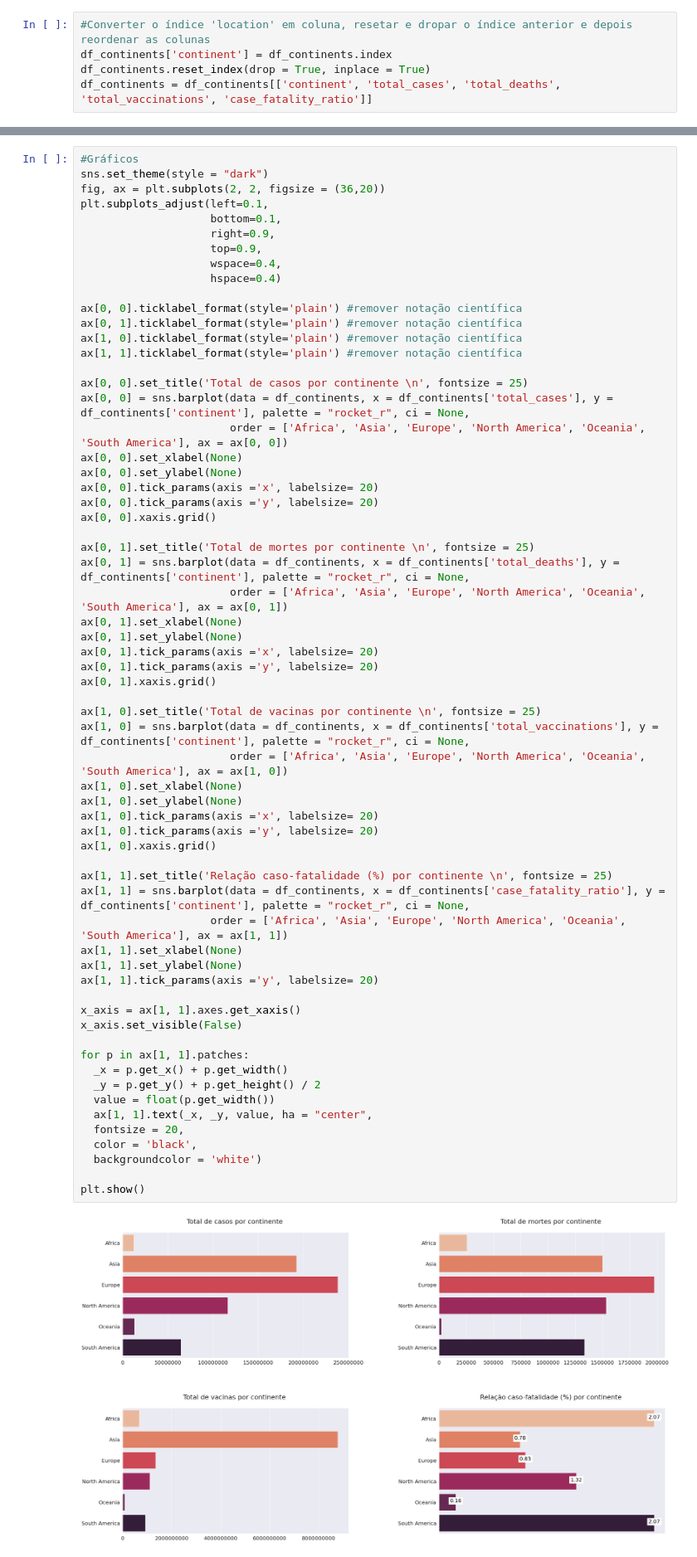
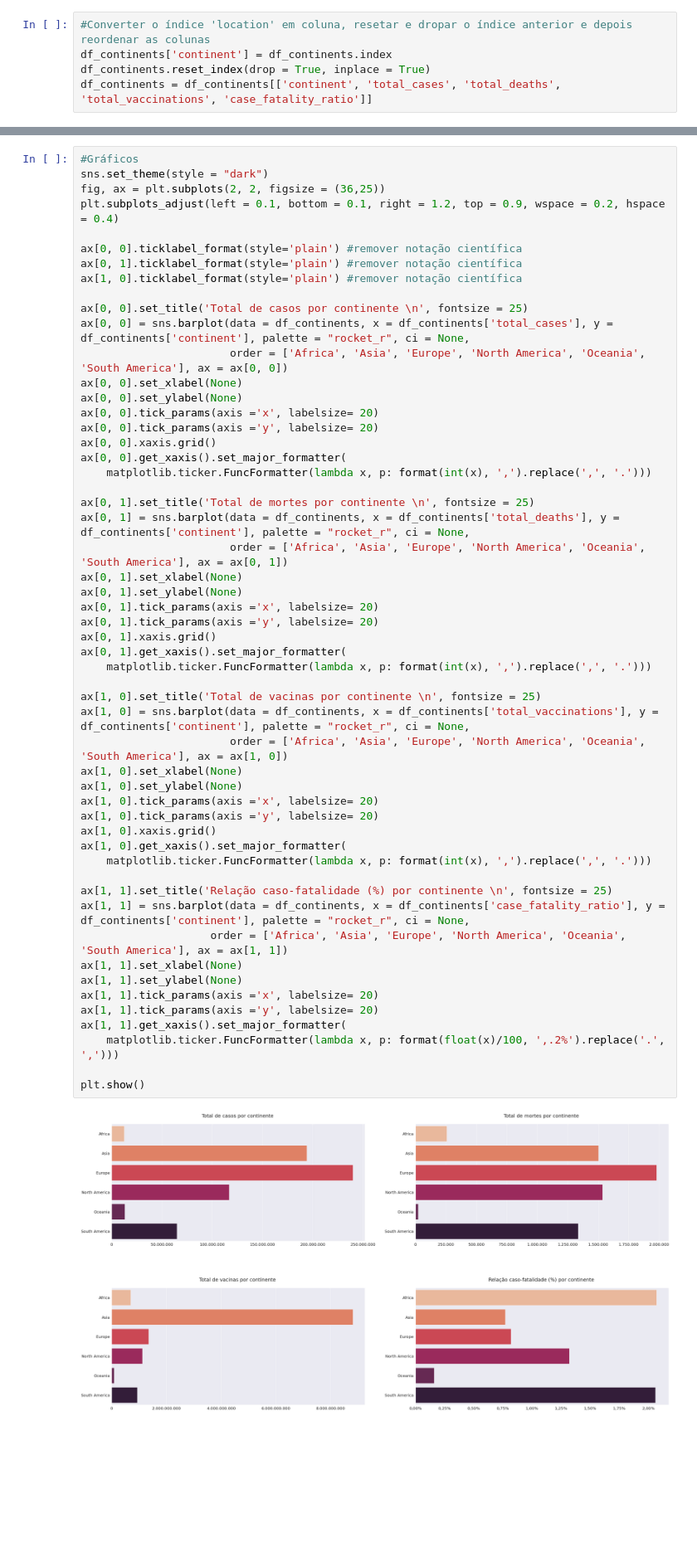
Before and after one commit to LRLeite/Data-Analytics, a Jupyter notebook: covid_19.ipynb, the cells around one changed output, grey strips where cells are left out. Shown at 83% size. Cells and saved outputs as stored; diff of their text form; blank space fills up the shorter version.

```diff
--- a/covid_19.ipynb
+++ b/covid_19.ipynb
@@ -245,18 +288,12 @@ df_continents
 # %%
 #Gráficos
 sns.set_theme(style = "dark")
-fig, ax = plt.subplots(2, 2, figsize = (36,20))
-plt.subplots_adjust(left=0.1,
-                    bottom=0.1,
-                    right=0.9,
-                    top=0.9,
-                    wspace=0.4,
-                    hspace=0.4)
+fig, ax = plt.subplots(2, 2, figsize = (36,25))
+plt.subplots_adjust(left = 0.1, bottom = 0.1, right = 1.2, top = 0.9, wspace = 0.2, hspace = 0.4)
 
 ax[0, 0].ticklabel_format(style='plain') #remover notação científica
 ax[0, 1].ticklabel_format(style='plain') #remover notação científica
 ax[1, 0].ticklabel_format(style='plain') #remover notação científica
-ax[1, 1].ticklabel_format(style='plain') #remover notação científica
 
 ax[0, 0].set_title('Total de casos por continente \n', fontsize = 25)
 ax[0, 0] = sns.barplot(data = df_continents, x = df_continents['total_cases'], y = df_continents['continent'], palette = "rocket_r", ci = None,
@@ -266,44 +303,41 @@ ax[0, 0].set_ylabel(None)
 ax[0, 0].tick_params(axis ='x', labelsize= 20)
 ax[0, 0].tick_params(axis ='y', labelsize= 20)
 ax[0, 0].xaxis.grid()
+ax[0, 0].get_xaxis().set_major_formatter(
+    matplotlib.ticker.FuncFormatter(lambda x, p: format(int(x), ',').replace(',', '.')))
 
 ax[0, 1].set_title('Total de mortes por continente \n', fontsize = 25)
 ax[0, 1] = sns.barplot(data = df_continents, x = df_continents['total_deaths'], y = df_continents['continent'], palette = "rocket_r", ci = None,
                        order = ['Africa', 'Asia', 'Europe', 'North America', 'Oceania', 'South America'], ax = ax[0, 1])
 ax[0, 1].set_xlabel(None)
 ax[0, 1].set_ylabel(None)
 ax[0, 1].tick_params(axis ='x', labelsize= 20)
 ax[0, 1].tick_params(axis ='y', labelsize= 20)
 ax[0, 1].xaxis.grid()
+ax[0, 1].get_xaxis().set_major_formatter(
+    matplotlib.ticker.FuncFormatter(lambda x, p: format(int(x), ',').replace(',', '.')))
 
 ax[1, 0].set_title('Total de vacinas por continente \n', fontsize = 25)
 ax[1, 0] = sns.barplot(data = df_continents, x = df_continents['total_vaccinations'], y = df_continents['continent'], palette = "rocket_r", ci = None,
                        order = ['Africa', 'Asia', 'Europe', 'North America', 'Oceania', 'South America'], ax = ax[1, 0])
 ax[1, 0].set_xlabel(None)
 ax[1, 0].set_ylabel(None)
 ax[1, 0].tick_params(axis ='x', labelsize= 20)
 ax[1, 0].tick_params(axis ='y', labelsize= 20)
 ax[1, 0].xaxis.grid()
+ax[1, 0].get_xaxis().set_major_formatter(
+    matplotlib.ticker.FuncFormatter(lambda x, p: format(int(x), ',').replace(',', '.')))
 
 ax[1, 1].set_title('Relação caso-fatalidade (%) por continente \n', fontsize = 25)
 ax[1, 1] = sns.barplot(data = df_continents, x = df_continents['case_fatality_ratio'], y = df_continents['continent'], palette = "rocket_r", ci = None,
                     order = ['Africa', 'Asia', 'Europe', 'North America', 'Oceania', 'South America'], ax = ax[1, 1])
 ax[1, 1].set_xlabel(None)
 ax[1, 1].set_ylabel(None)
+ax[1, 1].tick_params(axis ='x', labelsize= 20)
 ax[1, 1].tick_params(axis ='y', labelsize= 20)
-
-x_axis = ax[1, 1].axes.get_xaxis()
-x_axis.set_visible(False)
-
-for p in ax[1, 1].patches:
-  _x = p.get_x() + p.get_width()
-  _y = p.get_y() + p.get_height() / 2
-  value = float(p.get_width())
-  ax[1, 1].text(_x, _y, value, ha = "center",
-  fontsize = 20,
-  color = 'black',
-  backgroundcolor = 'white')
+ax[1, 1].get_xaxis().set_major_formatter(
+    matplotlib.ticker.FuncFormatter(lambda x, p: format(float(x)/100, ',.2%').replace('.', ',')))
 
 plt.show()
 # %% [output]
-[figure, old version]
+[figure, new version]
```
Also changed, not shown: parts of 26 cells of this notebook.
